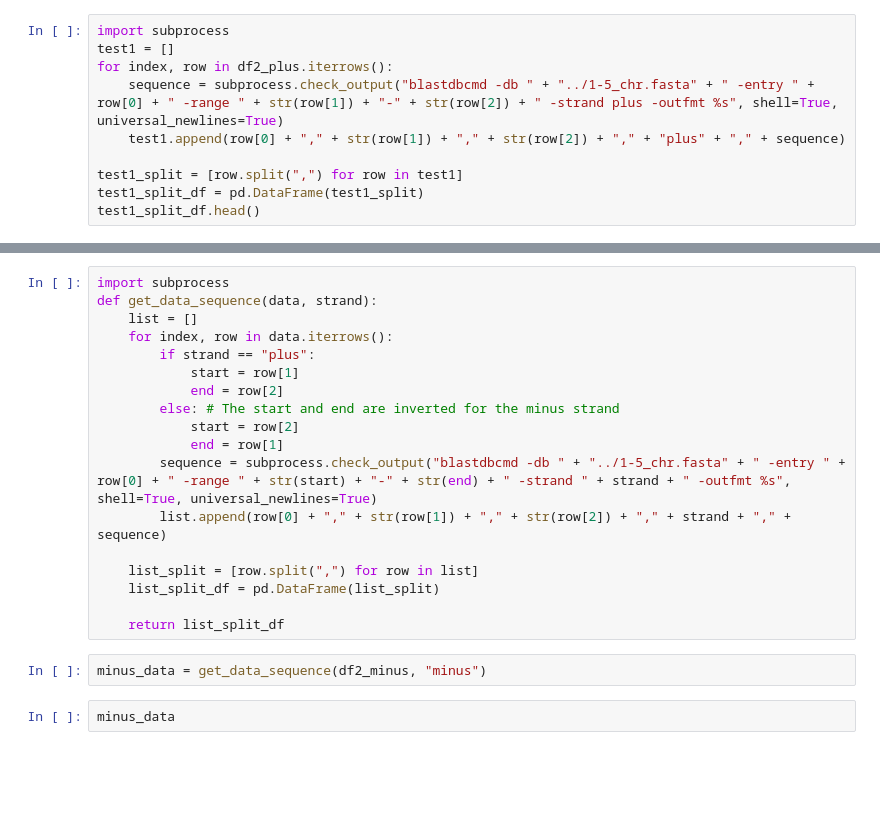
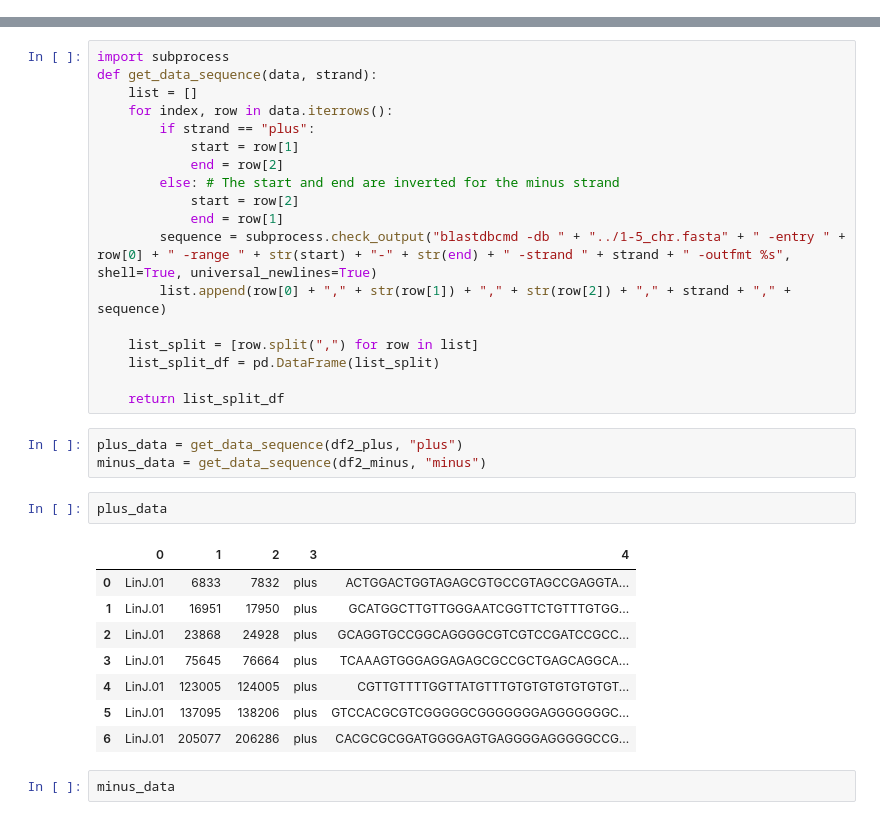
Before and after one commit to Viskuit/Test_BEDOPS, a Jupyter notebook: BEDTOOLS_TEST/minus_plus.ipynb, the cells around one changed output, grey strips where cells are left out. Drawn from its saved outputs; the diff is of its cells as text; blank space fills up the shorter version.

Commit message:
Got the data using BEDOPS in a jupyter notebook

```diff
--- a/BEDTOOLS_TEST/minus_plus.ipynb
+++ b/BEDTOOLS_TEST/minus_plus.ipynb
@@ -134,10 +142,0 @@ Lets make a function:
-# %%
-import subprocess
-test1 = []
-for index, row in df2_plus.iterrows():
-    sequence = subprocess.check_output("blastdbcmd -db " + "../1-5_chr.fasta" + " -entry " + row[0] + " -range " + str(row[1]) + "-" + str(row[2]) + " -strand plus -outfmt %s", shell=True, universal_newlines=True)
-    test1.append(row[0] + "," + str(row[1]) + "," + str(row[2]) + "," + "plus" + "," + sequence)
-
-test1_split = [row.split(",") for row in test1]
-test1_split_df = pd.DataFrame(test1_split)
-test1_split_df.head()
@@ -167,7 +159,19 @@ def get_data_sequence(data, strand):
 
     return list_split_df
 # %%
+plus_data = get_data_sequence(df2_plus, "plus")
 minus_data = get_data_sequence(df2_minus, "minus")
+# %%
+plus_data
+# %% [output]
+|  | 0 | 1 | 2 | 3 | 4 |
+| 0 | LinJ.01 | 6833 | 7832 | plus | ACTGGACTGGTAGAGCGTGCCGTAGCCGAGGTA... |
+| 1 | LinJ.01 | 16951 | 17950 | plus | GCATGGCTTGTTGGGAATCGGTTCTGTTTGTGG... |
+| 2 | LinJ.01 | 23868 | 24928 | plus | GCAGGTGCCGGCAGGGGCGTCGTCCGATCCGCC... |
+| 3 | LinJ.01 | 75645 | 76664 | plus | TCAAAGTGGGAGGAGAGCGCCGCTGAGCAGGCA... |
+| 4 | LinJ.01 | 123005 | 124005 | plus | CGTTGTTTTGGTTATGTTTGTGTGTGTGTGTGT... |
+| 5 | LinJ.01 | 137095 | 138206 | plus | GTCCACGCGTCGGGGGCGGGGGGGAGGGGGGGC... |
+| 6 | LinJ.01 | 205077 | 206286 | plus | CACGCGCGGATGGGGAGTGAGGGGAGGGGGCCG... |
 # %%
 minus_data
 # %% [output]
```
Also changed, not shown: parts of 7 cells of this notebook.
